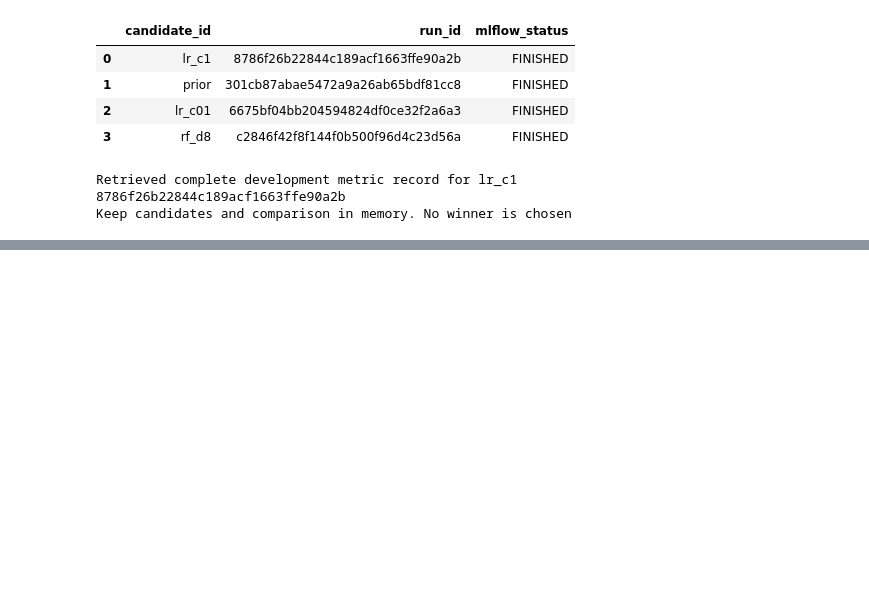
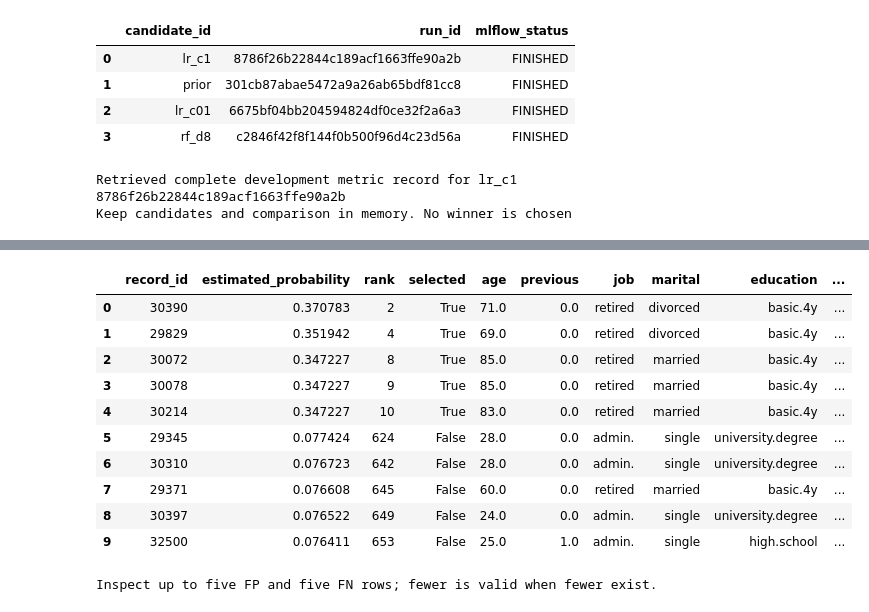
Before and after one commit to kishan0-07/campaign, a Jupyter notebook: analysis.ipynb, the cells around one changed output, grey strips where cells are left out. Drawn from its saved outputs; the diff is of its cells as text; code cells hidden in the pictures; blank space fills up the shorter version.

```diff
--- a/analysis.ipynb
+++ b/analysis.ipynb
@@ -829,0 +1091,37 @@ Keep candidates and comparison in memory. No winner is chosen
+# %%
+g_context = X_dev.copy()
+g_context.insert(0, "record_id", dev_ids.to_numpy())
+g_context["y"] = y_dev.to_numpy()
+inspection = rank_customers(dev_ids, chosen_probabilities, policy).merge(
+    g_context, on="record_id", how="left", validate="one_to_one", sort=False,
+)
+assert len(inspection) == len(X_dev) and inspection["y"].notna().all()
+inspection["error_type"] = np.select([
+    inspection["selected"] & inspection["y"].eq(0),
+    ~inspection["selected"] & inspection["y"].eq(1),
+    inspection["selected"] & inspection["y"].eq(1),
+], ["FP", "FN", "TP"], default="TN")
+inspection["selected_positive"] = inspection["selected"] & inspection["y"].eq(1)
+assert int(inspection["selected"].sum()) == g_current_metrics["k"]
+assert int(inspection["selected_positive"].sum()) == g_current_metrics["tp"]
+error_examples = pd.concat([
+    inspection.loc[inspection["error_type"].eq("FP")].head(5),
+    inspection.loc[inspection["error_type"].eq("FN")].head(5),
+], ignore_index=True)
+inspection.to_csv(g_results / "dev_inspection.csv", index=False)
+error_examples.to_csv(g_results / "error_examples.csv", index=False)
+display(error_examples)
+print("Inspect up to five FP and five FN rows; fewer is valid when fewer exist.")
+# %% [output]
+|  | record_id | estimated_probability | rank | selected | age | previous | job | marital | education | ... |
+| 0 | 30390 | 0.370783 | 2 | True | 71.0 | 0.0 | retired | divorced | basic.4y | ... |
+| 1 | 29829 | 0.351942 | 4 | True | 69.0 | 0.0 | retired | divorced | basic.4y | ... |
+| 2 | 30072 | 0.347227 | 8 | True | 85.0 | 0.0 | retired | married | basic.4y | ... |
+| 3 | 30078 | 0.347227 | 9 | True | 85.0 | 0.0 | retired | married | basic.4y | ... |
+| 4 | 30214 | 0.347227 | 10 | True | 83.0 | 0.0 | retired | married | basic.4y | ... |
+| 5 | 29345 | 0.077424 | 624 | False | 28.0 | 0.0 | admin. | single | university.degree | ... |
+| 6 | 30310 | 0.076723 | 642 | False | 28.0 | 0.0 | admin. | single | university.degree | ... |
+| 7 | 29371 | 0.076608 | 645 | False | 60.0 | 0.0 | retired | married | basic.4y | ... |
+| 8 | 30397 | 0.076522 | 649 | False | 24.0 | 0.0 | admin. | single | university.degree | ... |
+| 9 | 32500 | 0.076411 | 653 | False | 25.0 | 1.0 | admin. | single | high.school | ... |
+Inspect up to five FP and five FN rows; fewer is valid when fewer exist.
```
Also changed, not shown: parts of 12 cells of this notebook, 12 other files.
